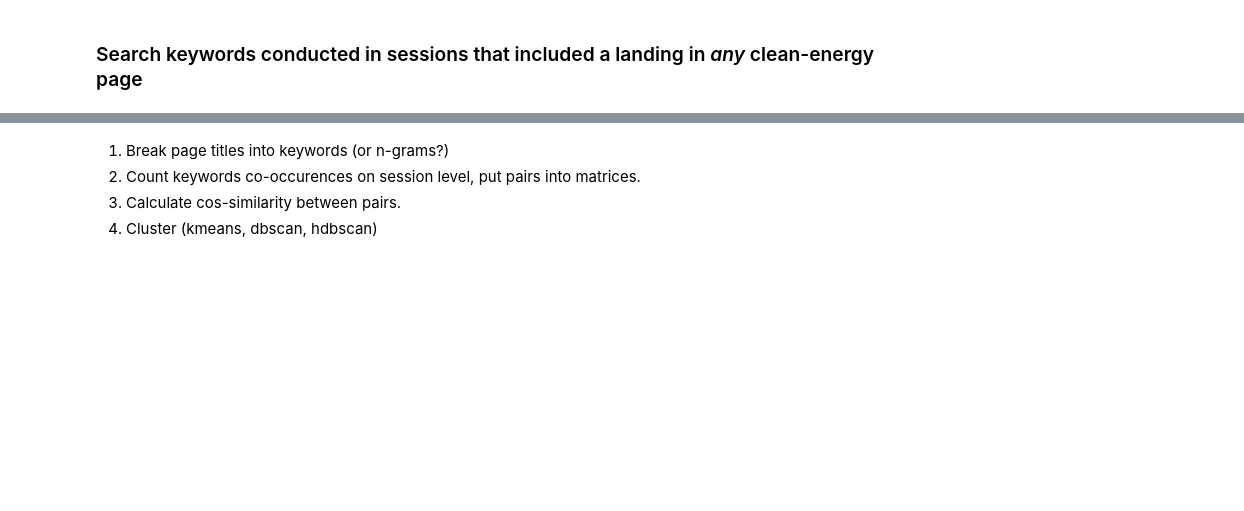
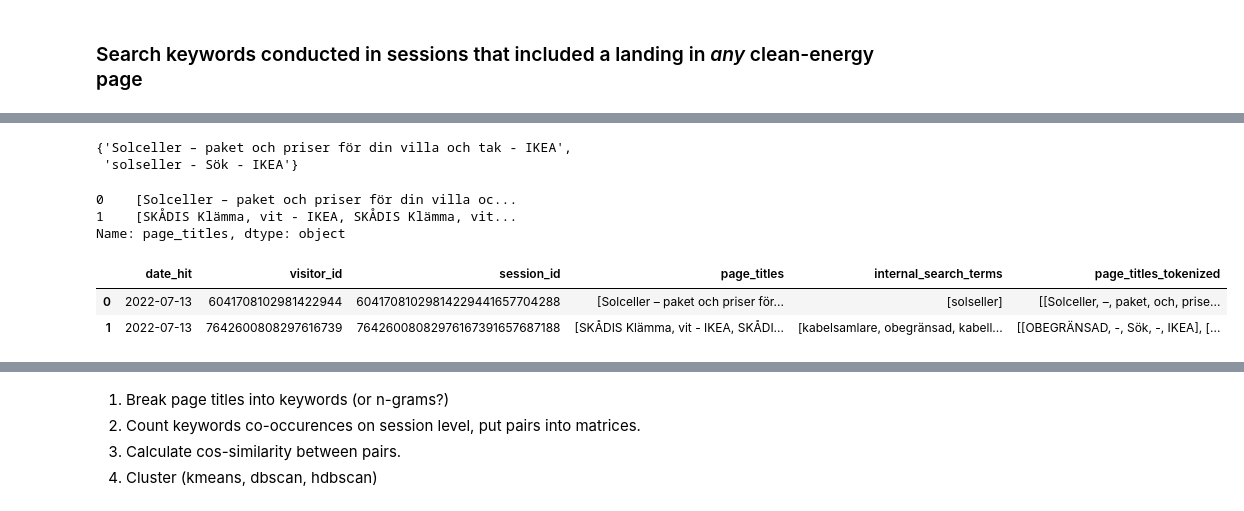
Before and after one commit to orlev2/ces_ds, a Jupyter notebook: user_searches.ipynb, the cells around one changed output, grey strips where cells are left out. Saved outputs shown, nothing was run; the diff lists cells and outputs as text; code cells hidden in the pictures; blank space fills up the shorter version.

```diff
--- a/user_searches.ipynb
+++ b/user_searches.ipynb
@@ -348,0 +356,18 @@ stopwords.words('swedish')
+# %%
+set(df.page_titles[0])
+# %% [output]
+{'Solceller – paket och priser för din villa och tak - IKEA',
+ 'solseller - Sök - IKEA'}
+# %%
+df.page_titles
+# %% [output]
+0    [Solceller – paket och priser för din villa oc...
+1    [SKÅDIS Klämma, vit - IKEA, SKÅDIS Klämma, vit...
+Name: page_titles, dtype: object
+# %%
+df['page_titles_tokenized'] = df.page_titles.apply(lambda x: [nltk.tokenize.word_tokenize(w) for w in set(x)])
+df
+# %% [output]
+|  | date_hit | visitor_id | session_id | page_titles | internal_search_terms | page_titles_tokenized |
+| 0 | 2022-07-13 | 6041708102981422944 | 60417081029814229441657704288 | [Solceller – paket och priser för... | [solseller] | [[Solceller, –, paket, och, prise... |
+| 1 | 2022-07-13 | 7642600808297616739 | 76426008082976167391657687188 | [SKÅDIS Klämma, vit - IKEA, SKÅDI... | [kabelsamlare, obegränsad, kabell... | [[OBEGRÄNSAD, -, Sök, -, IKEA], [... |
```
Also changed, not shown: parts of 7 cells of this notebook.
